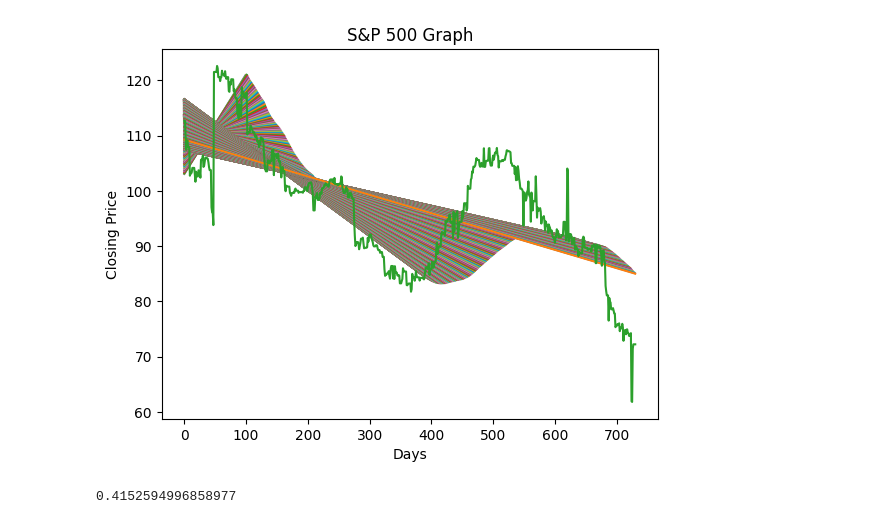
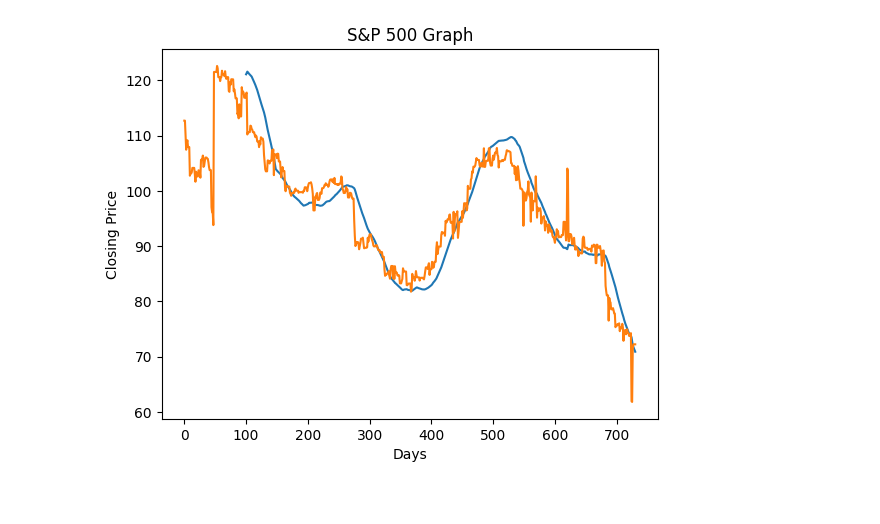
Before and after one commit to code4ry/FinRL-RegressionModels, a Jupyter notebook: linreg.ipynb, the cells around one changed output. Cells and saved outputs as stored; diff of their text form; code cells hidden in the pictures.

```diff
--- a/linreg.ipynb
+++ b/linreg.ipynb
@@ -27,15 +27,15 @@ ds = pd.read_csv("datasets/sandp500.csv")
 ds['Date'] = pd.to_datetime(ds['Date'])
 ds = ds.sort_values(by = 'Date')
 
-# x = []
-# i = 0
-# for val in ds['Date']:
-#     x.append(i)
-#     i=i+1
+dates = []
+i = 0
+for val in ds['Date']:
+    dates.append(i)
+    i=i+1
 
-# y = []
-# for val in ds['Close']:
-#     y.append(val)
+prices = []
+for val in ds['Close']:
+    prices.append(val)
 
 x = []
 y = []
@@ -44,49 +44,48 @@ for val in ds['Close']:
     if i >= 100:
         break
     x.append(i)
     y.append(val)
     i=i+1
 
+xTemp = []
+yTemp = []
 for i, val in enumerate(ds['Close']):
 
     if i < 100:
         continue
     a = findCoefficientA(x,y)
     b = findCoefficientB(x,y,a)
 
-    xx = np.array(x)
-    y_pred = b+a*xx
-    plt.plot(xx,y_pred)
+    xTemp.append(i)
+    yTemp.append(b+a*i)
 
     x.append(i)
     y.append(val)
-    i=i+1
 
-
-# a = findCoefficientA(x,y)
-# b = findCoefficientB(x,y,a)
-
-# x = np.array(x)
-# y_pred = b+a*x
-# plt.plot(x,y_pred)
+    x.pop(0)
+    y.pop(0)
 
 a = findCoefficientA(x,y)
 b = findCoefficientB(x,y,a)
 
-xx = np.array(x)
-y_pred = b+a*xx
-plt.plot(xx,y_pred)
+xTemp.append(i)
+yTemp.append(b+a*i)
 
-plt.plot(x, y)
+
+xx = np.array(xTemp)
+yy = np.array(yTemp)
+
+plt.plot(xx,yy)
+
+plt.plot(dates, prices)
 
 plt.title("S&P 500 Graph")
 plt.xlabel("Days")
 plt.ylabel("Closing Price")
 
 plt.show()
 
-r2 = r2_score(y, y_pred)
-print(r2)
+# r2 = r2_score(y, y_pred)
+# print(r2)
 # %% [output]
-[figure, old version]
+[figure, new version]
-0.4152594996858977
```
